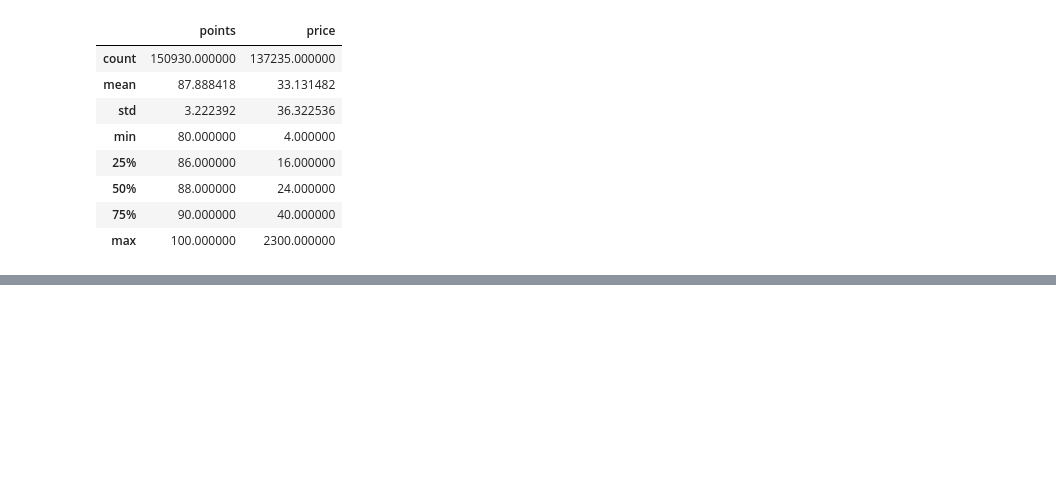
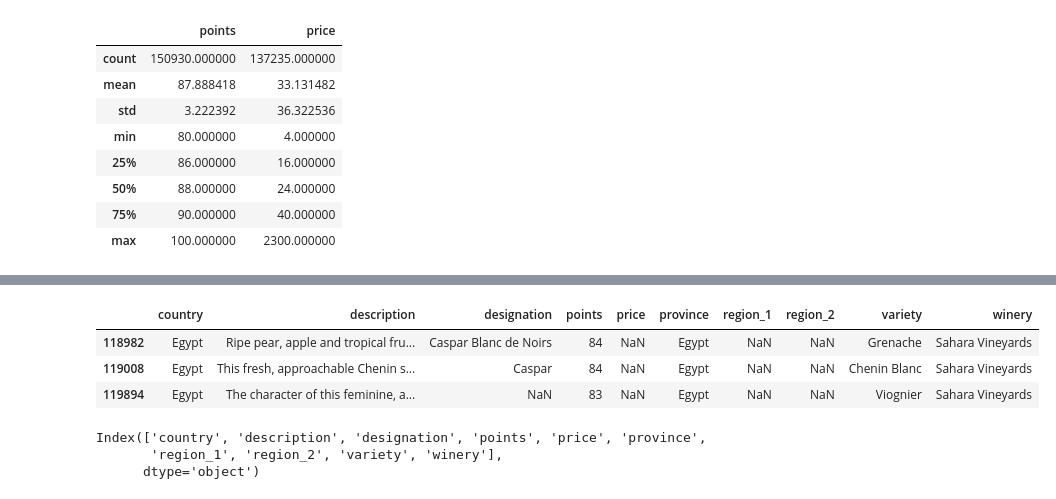
Before and after one commit to htuteja04/practice, a Jupyter notebook: Pandas/Practice_1.ipynb, the cells around one changed output, grey strips where cells are left out. Cells and saved outputs as stored; diff of their text form; code cells hidden in the pictures; blank space fills up the shorter version.

```diff
--- a/Pandas/Practice_1.ipynb
+++ b/Pandas/Practice_1.ipynb
@@ -603,0 +704,13 @@ Name: price, Length: 357, dtype: int64
+# %%
+dfw.loc[(dfw.country=='Egypt')]
+# %% [output]
+|  | country | description | designation | points | price | province | region_1 | region_2 | variety | winery |
+| 118982 | Egypt | Ripe pear, apple and tropical fru... | Caspar Blanc de Noirs | 84 | NaN | Egypt | NaN | NaN | Grenache | Sahara Vineyards |
+| 119008 | Egypt | This fresh, approachable Chenin s... | Caspar | 84 | NaN | Egypt | NaN | NaN | Chenin Blanc | Sahara Vineyards |
+| 119894 | Egypt | The character of this feminine, a... | NaN | 83 | NaN | Egypt | NaN | NaN | Viognier | Sahara Vineyards |
+# %%
+dfw.columns
+# %% [output]
+Index(['country', 'description', 'designation', 'points', 'price', 'province',
+       'region_1', 'region_2', 'variety', 'winery'],
+      dtype='object')
```
Also changed, not shown: parts of 7 cells of this notebook.
